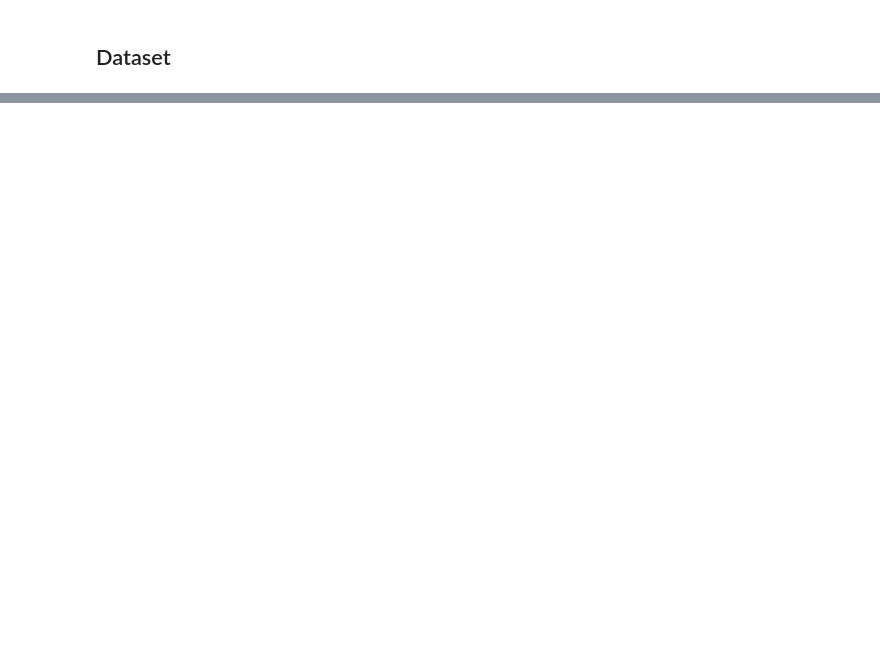
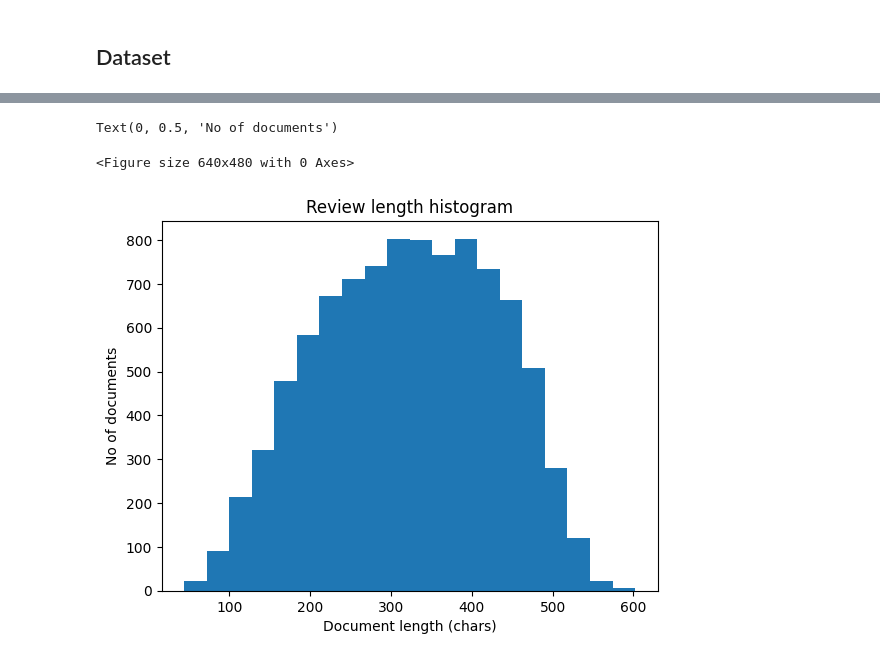
Before and after one commit to nataliarampon/topic-modeling, a Jupyter notebook: TopicModeling.ipynb, the cells around one changed output, grey strips where cells are left out. Saved outputs shown, nothing was run; the diff lists cells and outputs as text; code cells hidden in the pictures; blank space fills up the shorter version.

Commit message:
feat: dataset analysis

```diff
--- a/TopicModeling.ipynb
+++ b/TopicModeling.ipynb
@@ -39,0 +20,10 @@ df = pd.read_csv(DATASET_FILE)
+# %%
+DATASET_FILE = 'tripadvisor.csv'
+df = pd.read_csv(DATASET_FILE)
+df['len'] = df.text.str.len()
+
+print(f'Documents: {len(df)}')
+print(f'Dataset with review lengths from {df.len.min()} to {df.len.max()} characters.')
+print(f'Total characters: {df.len.sum()}')
+print(f'Total tokens: {df.tokens.sum()}')
+df.head()
@@ -39,0 +41,10 @@ df = pd.read_csv(DATASET_FILE)
+# %%
+plt.figure()
+df.hist('len', grid=False, bins=20)
+plt.title('Review length histogram')
+plt.xlabel('Document length (chars)')
+plt.ylabel('No of documents')
+# %% [output]
+Text(0, 0.5, 'No of documents')
+<Figure size 640x480 with 0 Axes>
+[figure, added]
```
Also changed, not shown: parts of 6 cells of this notebook.
